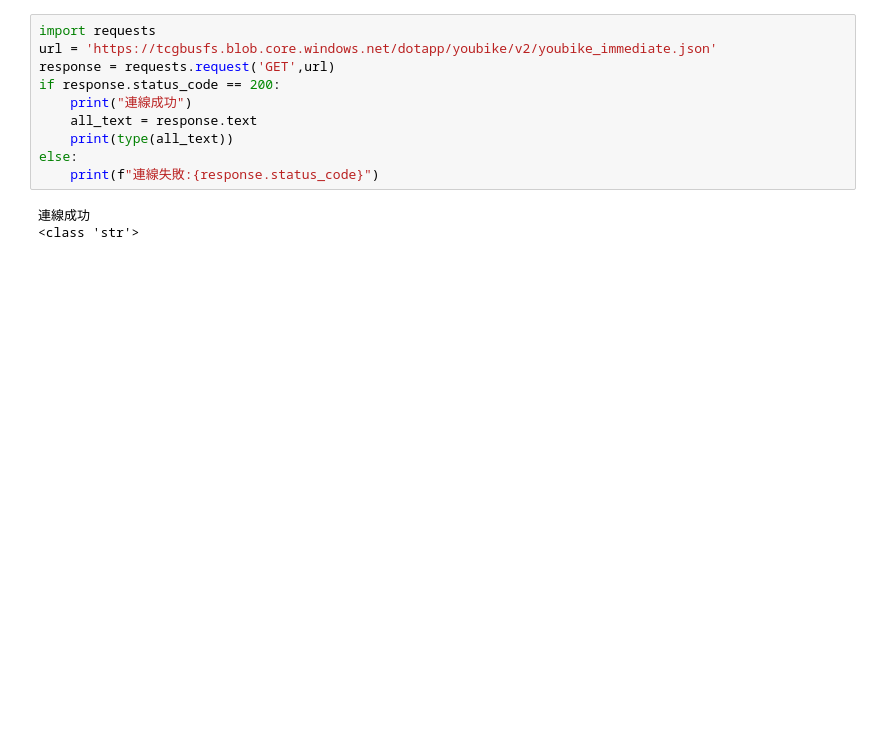
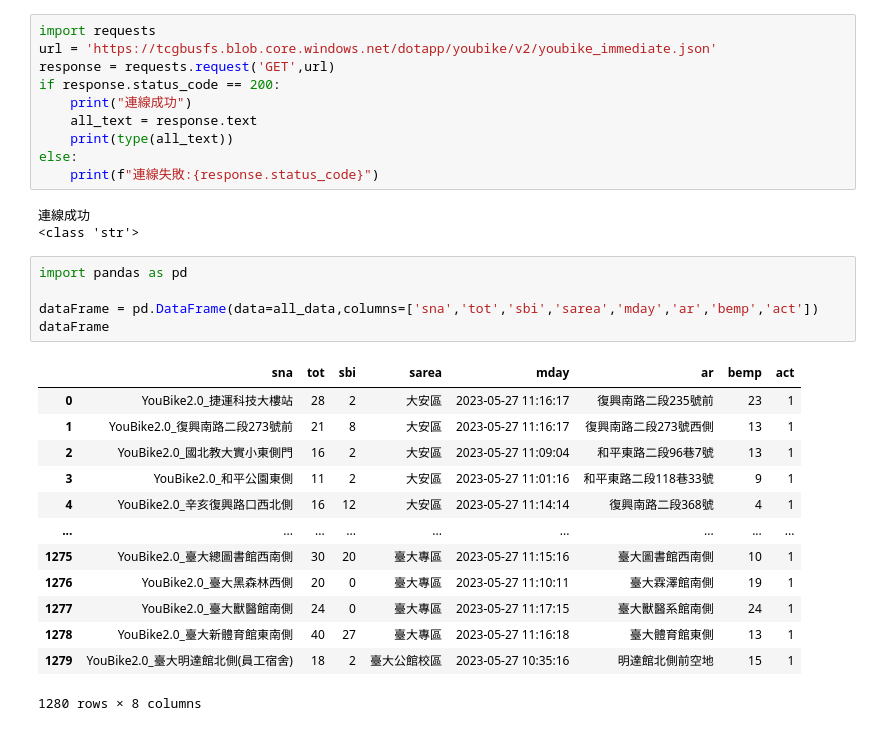
Before and after one commit to mina123779/112_Python, a Jupyter notebook: lessson7_1_0527.ipynb, the cells around one changed output. Drawn from its saved outputs; the diff is of its cells as text; blank space fills up the shorter version.

```diff
--- a/lessson7_1_0527.ipynb
+++ b/lessson7_1_0527.ipynb
@@ -23,3 +23,22 @@ else:
 # %% [output]
 連線成功
 <class 'str'>
+# %%
+import pandas as pd
+
+dataFrame = pd.DataFrame(data=all_data,columns=['sna','tot','sbi','sarea','mday','ar','bemp','act'])
+dataFrame
+# %% [output]
+|  | sna | tot | sbi | sarea | mday | ar | bemp | act |
+| 0 | YouBike2.0_捷運科技大樓站 | 28 | 2 | 大安區 | 2023-05-27 11:16:17 | 復興南路二段235號前 | 23 | 1 |
+| 1 | YouBike2.0_復興南路二段273號前 | 21 | 8 | 大安區 | 2023-05-27 11:16:17 | 復興南路二段273號西側 | 13 | 1 |
+| 2 | YouBike2.0_國北教大實小東側門 | 16 | 2 | 大安區 | 2023-05-27 11:09:04 | 和平東路二段96巷7號 | 13 | 1 |
+| 3 | YouBike2.0_和平公園東側 | 11 | 2 | 大安區 | 2023-05-27 11:01:16 | 和平東路二段118巷33號 | 9 | 1 |
+| 4 | YouBike2.0_辛亥復興路口西北側 | 16 | 12 | 大安區 | 2023-05-27 11:14:14 | 復興南路二段368號 | 4 | 1 |
+| ... | ... | ... | ... | ... | ... | ... | ... | ... |
+| 1275 | YouBike2.0_臺大總圖書館西南側 | 30 | 20 | 臺大專區 | 2023-05-27 11:15:16 | 臺大圖書館西南側 | 10 | 1 |
+| 1276 | YouBike2.0_臺大黑森林西側 | 20 | 0 | 臺大專區 | 2023-05-27 11:10:11 | 臺大霖澤館南側 | 19 | 1 |
+| 1277 | YouBike2.0_臺大獸醫館南側 | 24 | 0 | 臺大專區 | 2023-05-27 11:17:15 | 臺大獸醫系館南側 | 24 | 1 |
+| 1278 | YouBike2.0_臺大新體育館東南側 | 40 | 27 | 臺大專區 | 2023-05-27 11:16:18 | 臺大體育館東側 | 13 | 1 |
+| 1279 | YouBike2.0_臺大明達館北側(員工宿舍) | 18 | 2 | 臺大公館校區 | 2023-05-27 10:35:16 | 明達館北側前空地 | 15 | 1 |
+1280 rows × 8 columns
```
Also changed, not shown: parts of 5 cells of this notebook.
